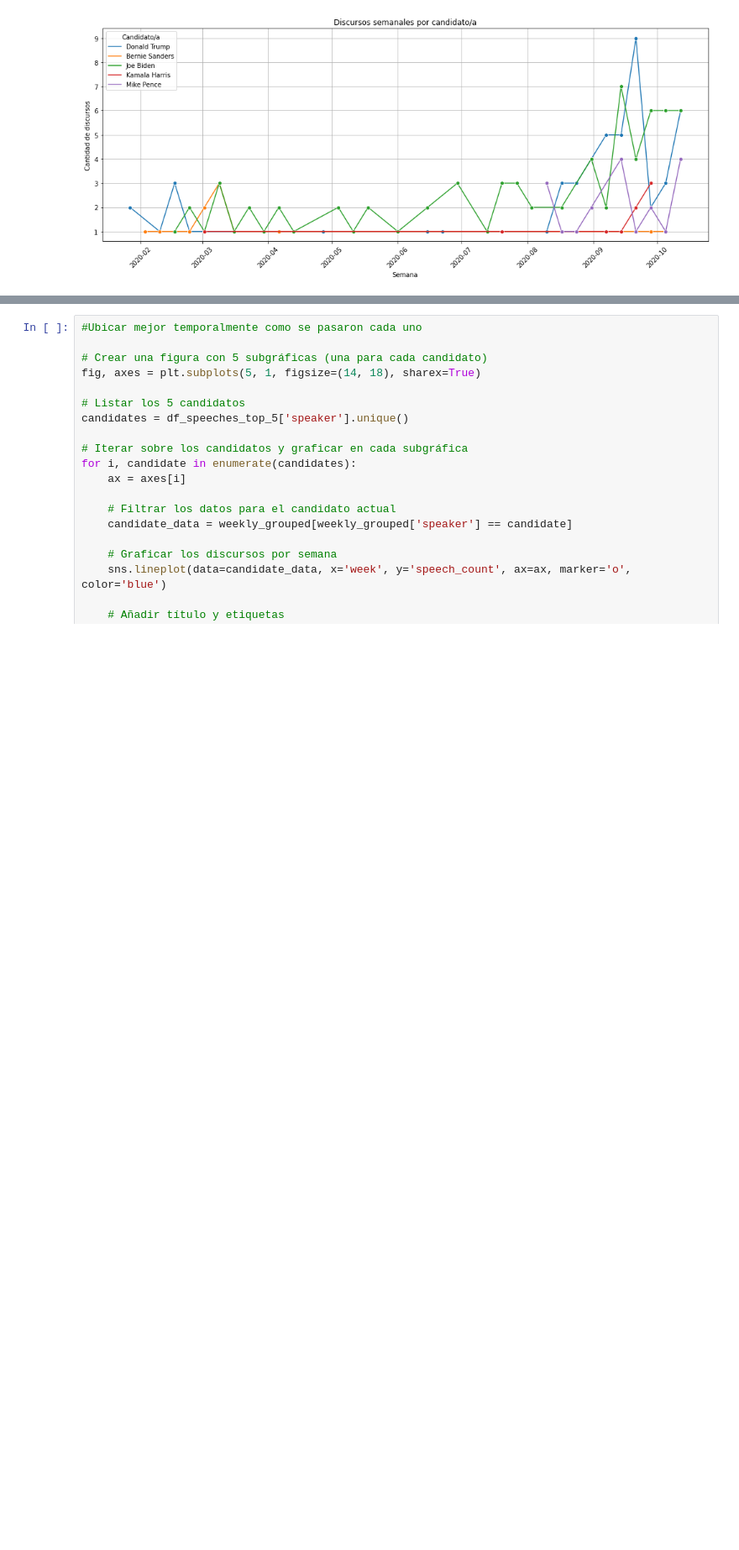
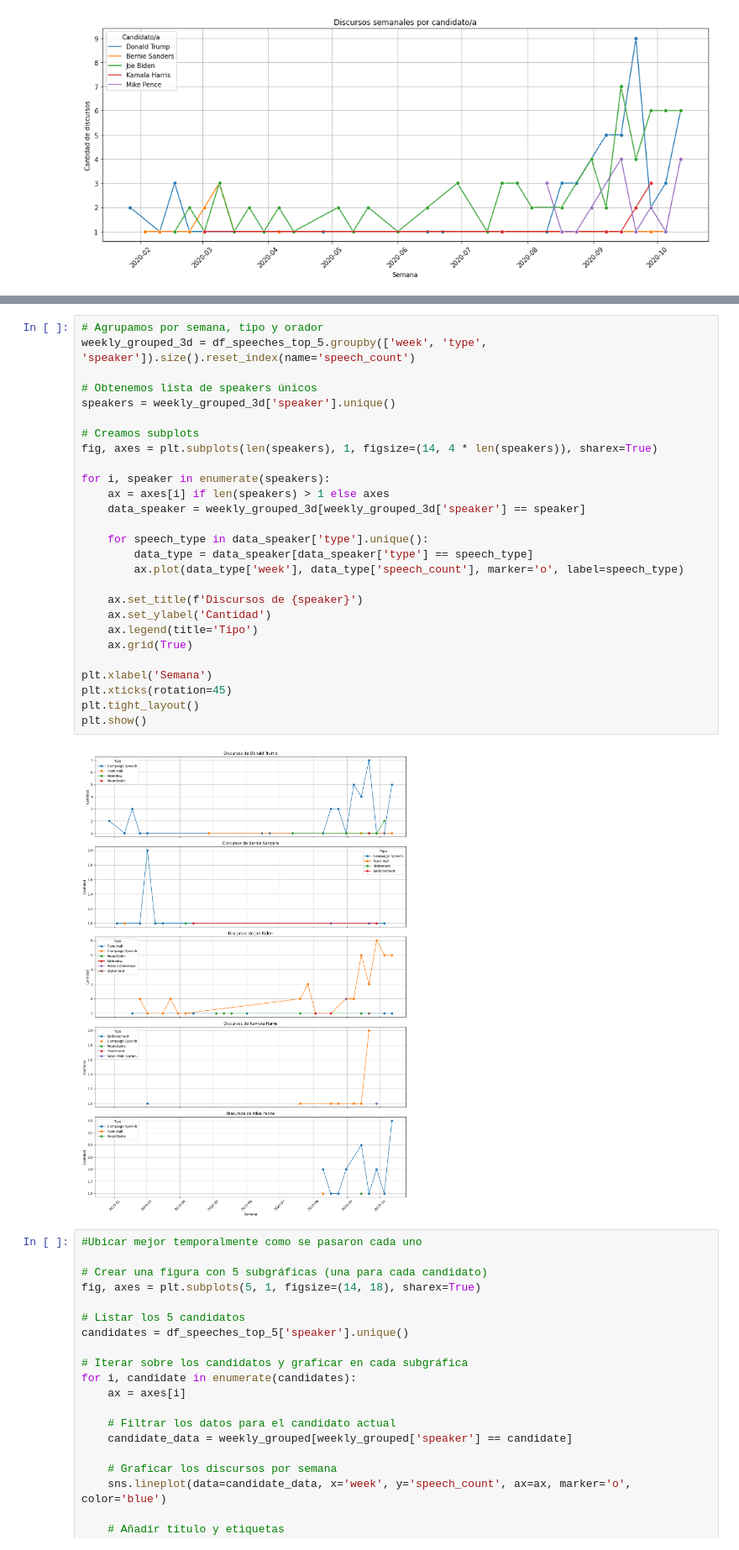
Before and after one commit to Jonathanrr98/intro-cd-tarea1, a Jupyter notebook: us2020_propuesta_estudiantes.ipynb, the cells around one changed output, grey strips where cells are left out. Shown at 84% size. Drawn from its saved outputs; the diff is of its cells as text; blank space fills up the shorter version.

```diff
--- a/us2020_propuesta_estudiantes.ipynb
+++ b/us2020_propuesta_estudiantes.ipynb
@@ -363,3 +446,32 @@ See the caveats in the documentation: https://pandas.pydata.org/pandas-docs/stab
+# %%
+# Agrupamos por semana, tipo y orador
+weekly_grouped_3d = df_speeches_top_5.groupby(['week', 'type', 'speaker']).size().reset_index(name='speech_count')
+
+# Obtenemos lista de speakers únicos
+speakers = weekly_grouped_3d['speaker'].unique()
+
+# Creamos subplots
+fig, axes = plt.subplots(len(speakers), 1, figsize=(14, 4 * len(speakers)), sharex=True)
+
+for i, speaker in enumerate(speakers):
+    ax = axes[i] if len(speakers) > 1 else axes
+    data_speaker = weekly_grouped_3d[weekly_grouped_3d['speaker'] == speaker]
+
+    for speech_type in data_speaker['type'].unique():
+        data_type = data_speaker[data_speaker['type'] == speech_type]
+        ax.plot(data_type['week'], data_type['speech_count'], marker='o', label=speech_type)
+
+    ax.set_title(f'Discursos de {speaker}')
+    ax.set_ylabel('Cantidad')
+    ax.legend(title='Tipo')
+    ax.grid(True)
+
+plt.xlabel('Semana')
+plt.xticks(rotation=45)
+plt.tight_layout()
+plt.show()
+# %% [output]
+[figure, added]
 # %%
 #Ubicar mejor temporalmente como se pasaron cada uno
 
```
Also changed, not shown: parts of 4 cells of this notebook.
